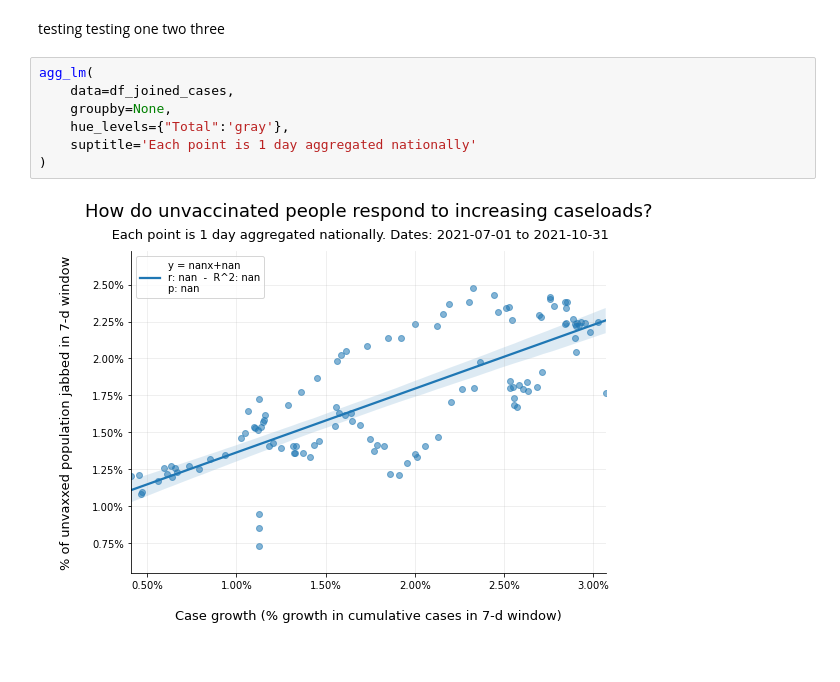
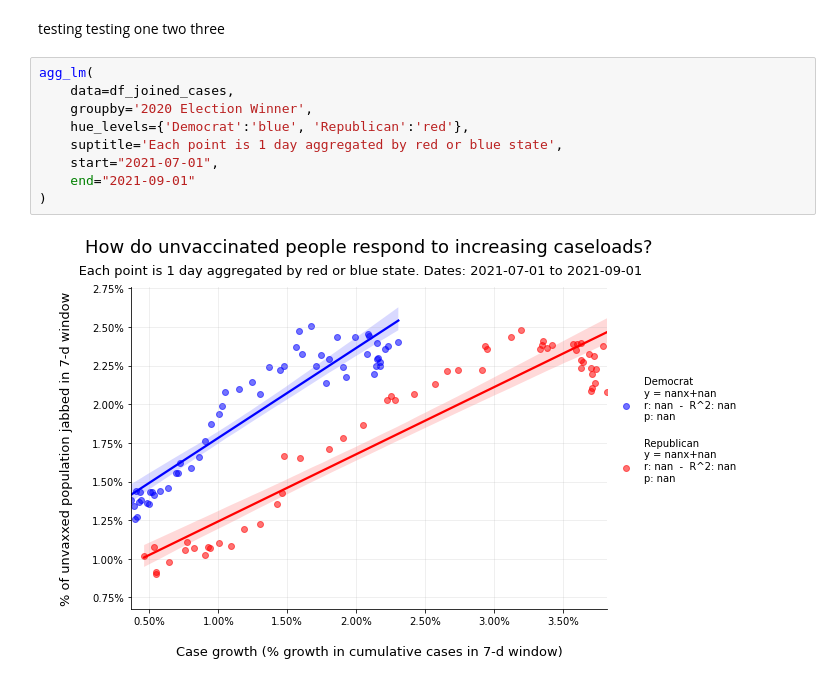
Before and after one commit to mraottth/API-201Z, a Jupyter notebook: Python/test_jupyter.ipynb, the cells around one changed output. Drawn from its saved outputs; the diff is of its cells as text.

```diff
--- a/Python/test_jupyter.ipynb
+++ b/Python/test_jupyter.ipynb
@@ -12,12 +12,14 @@ testing testing one two three
 # %%
 agg_lm(
     data=df_joined_cases,
-    groupby=None,
-    hue_levels={"Total":'gray'},
-    suptitle='Each point is 1 day aggregated nationally'
+    groupby='2020 Election Winner',
+    hue_levels={'Democrat':'blue', 'Republican':'red'},
+    suptitle='Each point is 1 day aggregated by red or blue state',
+    start="2021-07-01",
+    end="2021-09-01"
 )
 # %% [output]
-[figure, old version]
+[figure, new version]
 # %%
 import pandas as pd
 from sklearn import datasets
```
Also changed, not shown: parts of 1 cell of this notebook.
